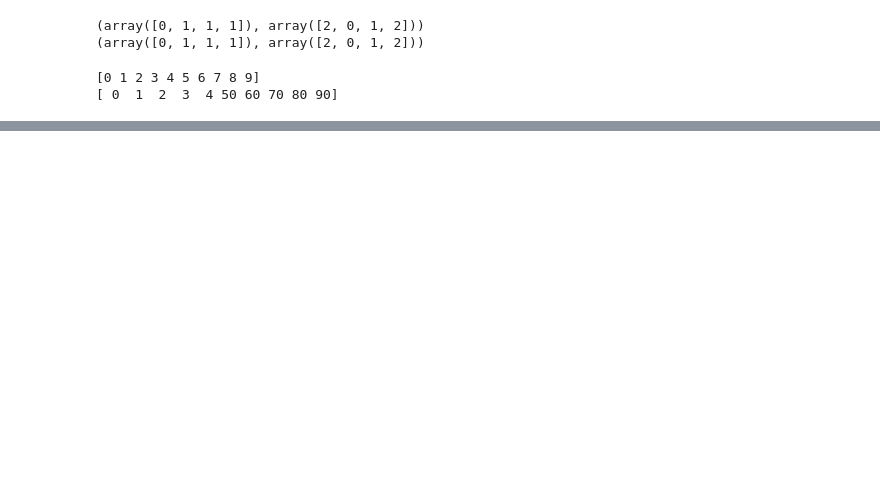
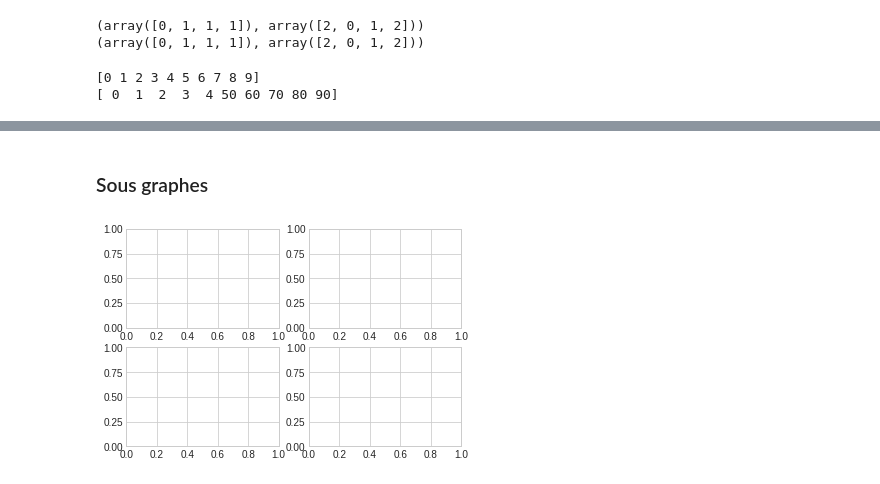
Before and after one commit to lelain/Notes_Python, a Jupyter notebook: Numpy_Matplotlib_Pandas.ipynb, the cells around one changed output, grey strips where cells are left out. Saved outputs shown, nothing was run; the diff lists cells and outputs as text; code cells hidden in the pictures; blank space fills up the shorter version.

```diff
--- a/Numpy_Matplotlib_Pandas.ipynb
+++ b/Numpy_Matplotlib_Pandas.ipynb
@@ -685,0 +796,8 @@ print(np.where(a < 5, a, 10*a))
+# %% [markdown]
+### Sous graphes
+# %%
+# variable axs pour plusieurs Axes
+# ici axs est un array d'Axes
+fig, axs = plt.subplots(2, 2)
+# %% [output]
+[figure, added]
```
Also changed, not shown: parts of 22 cells of this notebook.
